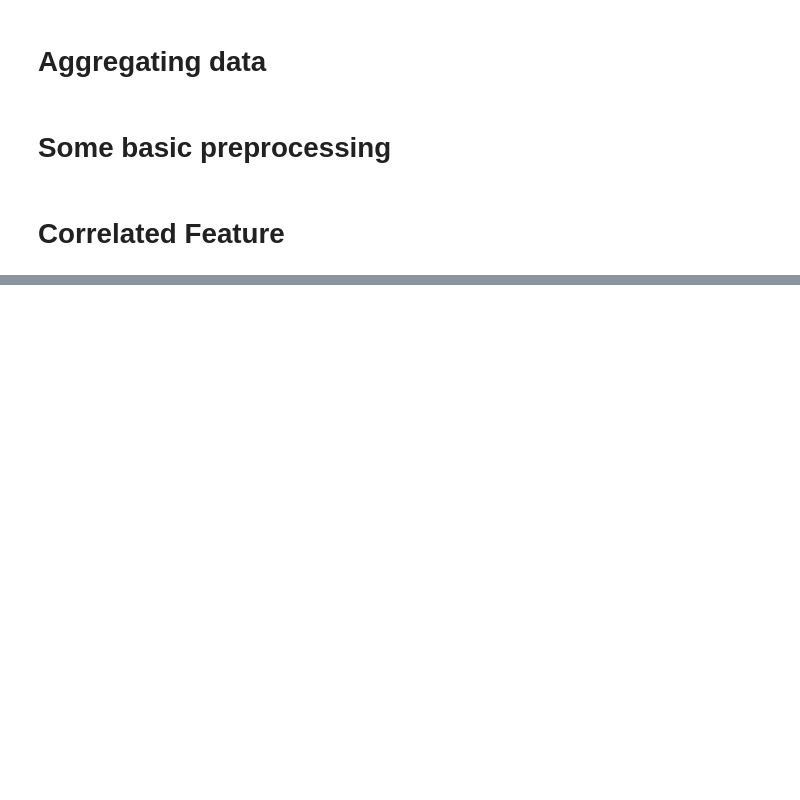
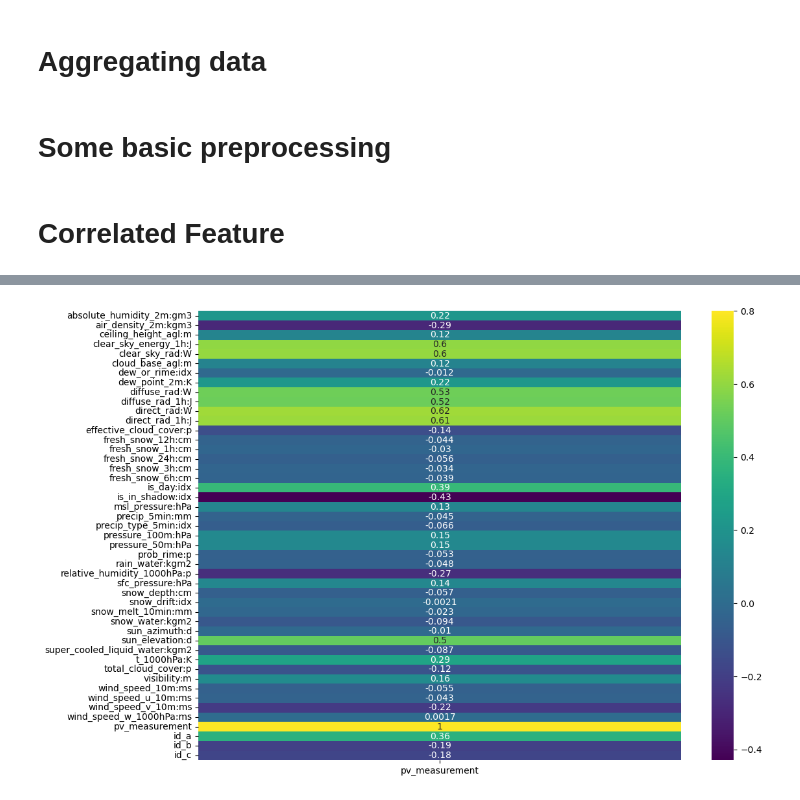
Before and after one commit to CristianoGambirasio/MLProjectNTNU, a Jupyter notebook: new_preprocessing.ipynb, the cells around one changed output, grey strips where cells are left out. Cells and saved outputs as stored; diff of their text form; code cells hidden in the pictures; blank space fills up the shorter version.

```diff
--- a/new_preprocessing.ipynb
+++ b/new_preprocessing.ipynb
@@ -285,0 +204,6 @@ Parameters: { "estimator_subsample" } are not used.
+# %%
+corr_y = data_train_o.corr(numeric_only=True)['pv_measurement'].to_frame()
+f, ax = plt.subplots(figsize=(12, 9))
+sns.heatmap(corr_y, vmax=.8, cmap='viridis', annot=True);
+# %% [output]
+[figure, added]
```
Also changed, not shown: parts of 15 cells of this notebook, 10 other files.
